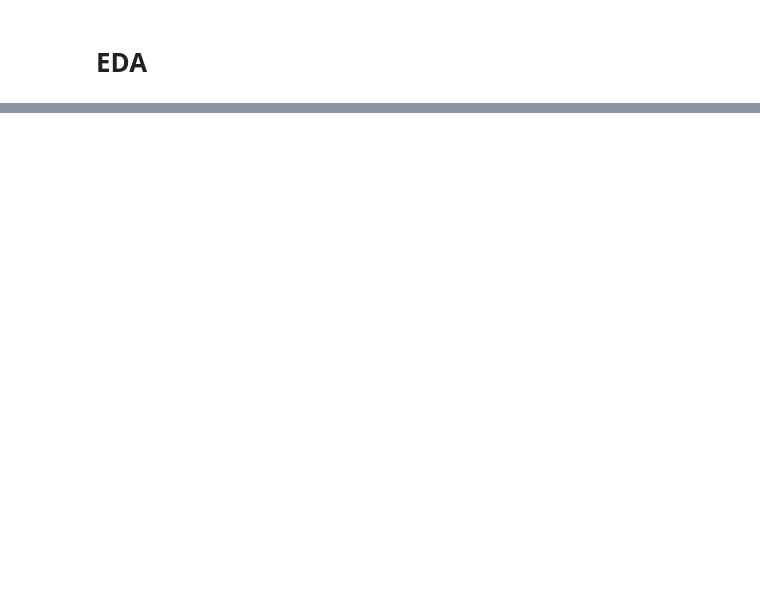
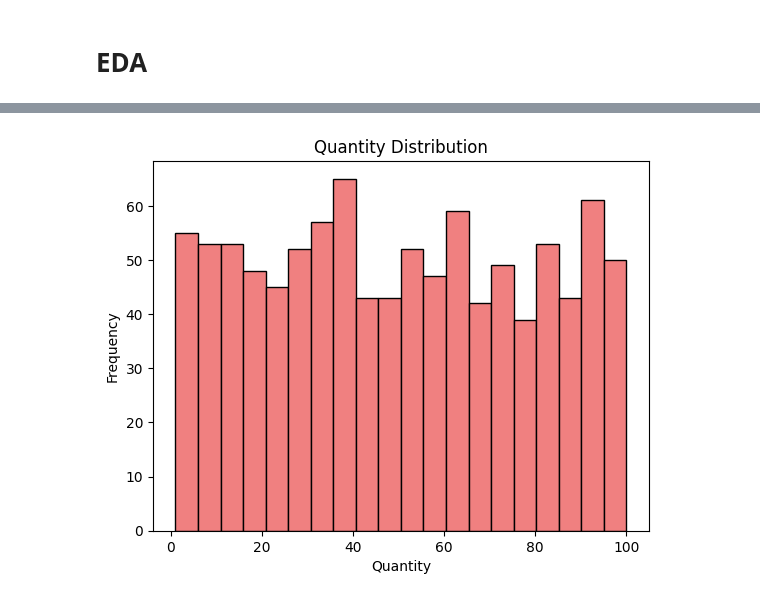
Before and after one commit to Keerat-Singh/WIL_Week-1, a Jupyter notebook: main_week_5.ipynb, the cells around one changed output, grey strips where cells are left out. Saved outputs shown, nothing was run; the diff lists cells and outputs as text; code cells hidden in the pictures; blank space fills up the shorter version.

```diff
--- a/main_week_5.ipynb
+++ b/main_week_5.ipynb
@@ -33,3 +28,0 @@ product_demand_df.head()
-# %%
-purchase_histroy_df.drop(columns= ["Unnamed: 0"], inplace= True)
-purchase_histroy_df.head()
@@ -238,0 +63,8 @@ ValueError: Incompatible dimension for X and Y matrices: X.shape[1] == 10 while
+# %%
+plt.hist(purchase_histroy_df['Quantity'], bins=20, color='lightcoral', edgecolor='black')
+plt.title('Quantity Distribution')
+plt.xlabel('Quantity')
+plt.ylabel('Frequency')
+plt.show()
+# %% [output]
+[figure, added]
```
Also changed, not shown: parts of 24 cells of this notebook, 4 other files.
